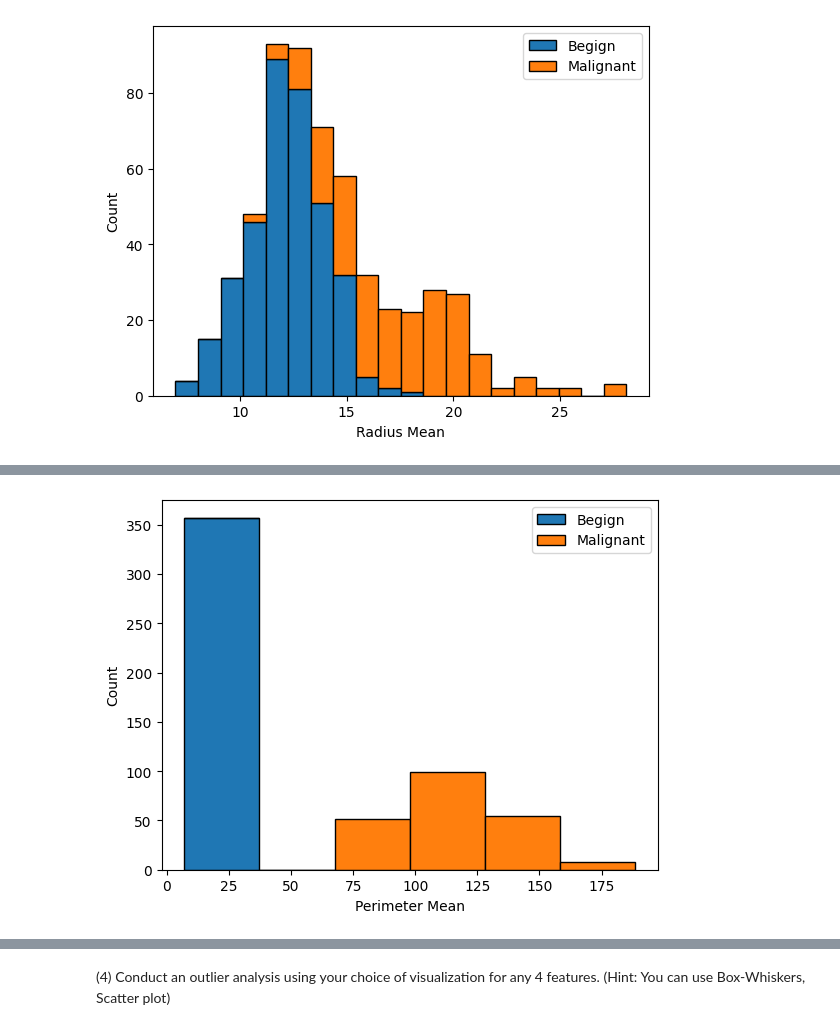
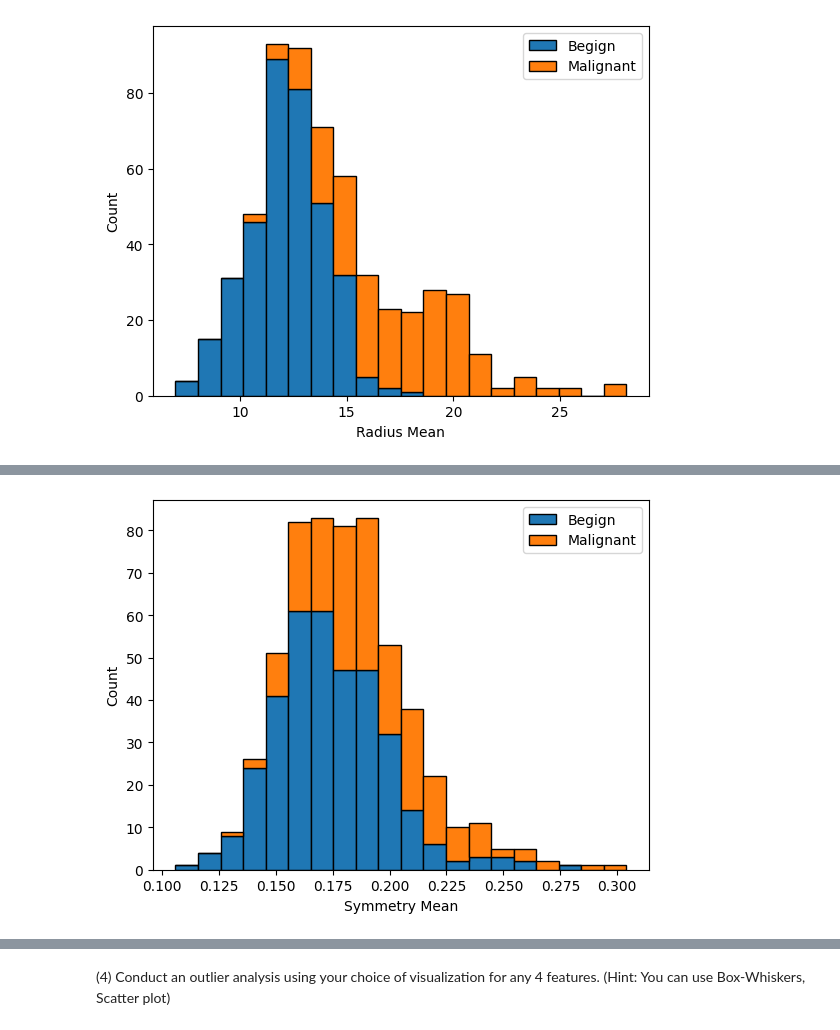
Before and after one commit to GriffinJack/DS8007, a Jupyter notebook: HomeWork_1.ipynb, the cells around one changed output, grey strips where cells are left out. Cells and saved outputs as stored; diff of their text form; code cells hidden in the pictures.

```diff
--- a/HomeWork_1.ipynb
+++ b/HomeWork_1.ipynb
@@ -278,10 +386,12 @@ plt.show()
 # %%
-plt.hist([list((data.query("diagnosis=='B'")["radius_mean"])), list((data.query("diagnosis=='M'")["perimeter_mean"]))], bins=6, histtype='barstacked', edgecolor = "black")
-plt.xlabel("Perimeter Mean")
+plt.hist([list((data.query("diagnosis=='B'")["symmetry_mean"])), list((data.query("diagnosis=='M'")["symmetry_mean"]))], bins=20, histtype='barstacked', edgecolor = "black")
+plt.xlabel("Symmetry Mean")
 plt.ylabel("Count")
 
 labels = ["Begign","Malignant"]
 plt.legend(labels)
 plt.show()
+
+#The results for symmetry mean seem to be pretty even when it comes to compared begign to maignant.
 # %% [output]
-[figure, old version]
+[figure, new version]
```
Also changed, not shown: parts of 24 cells of this notebook.
